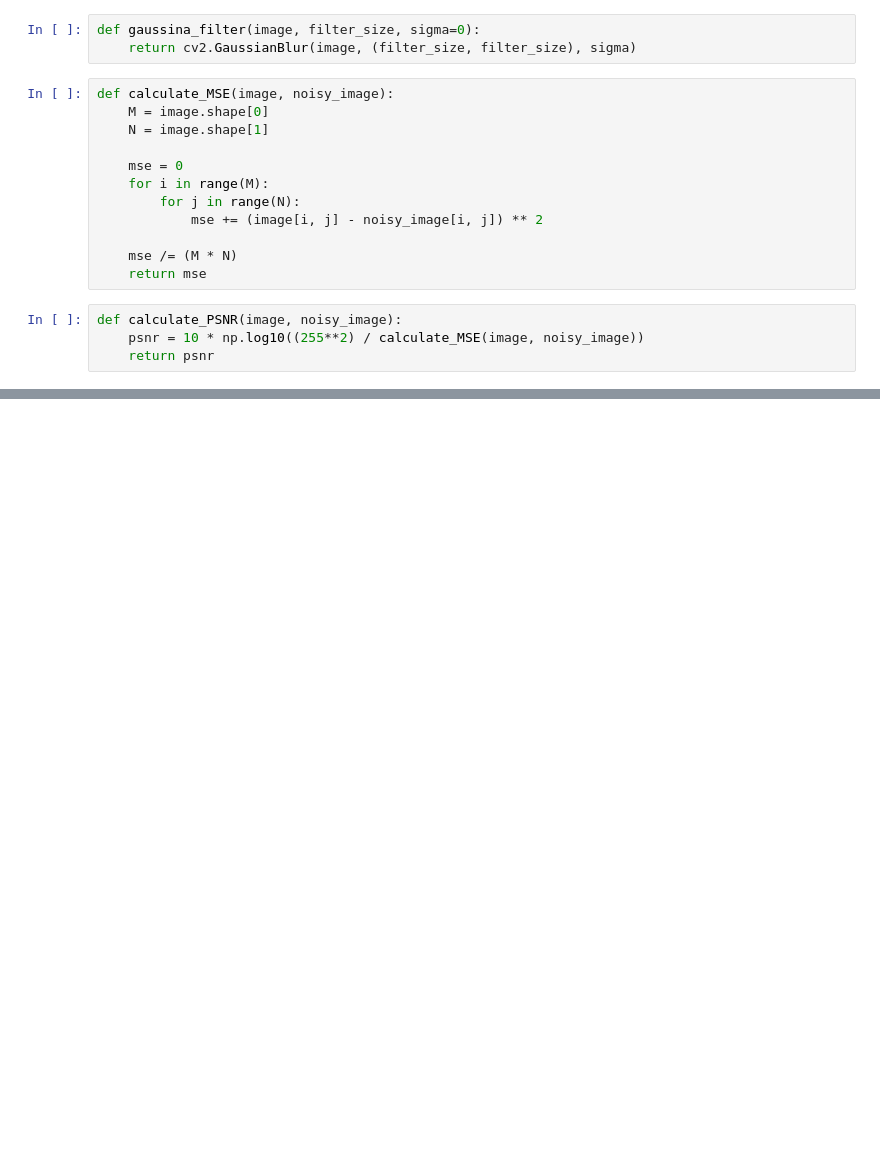
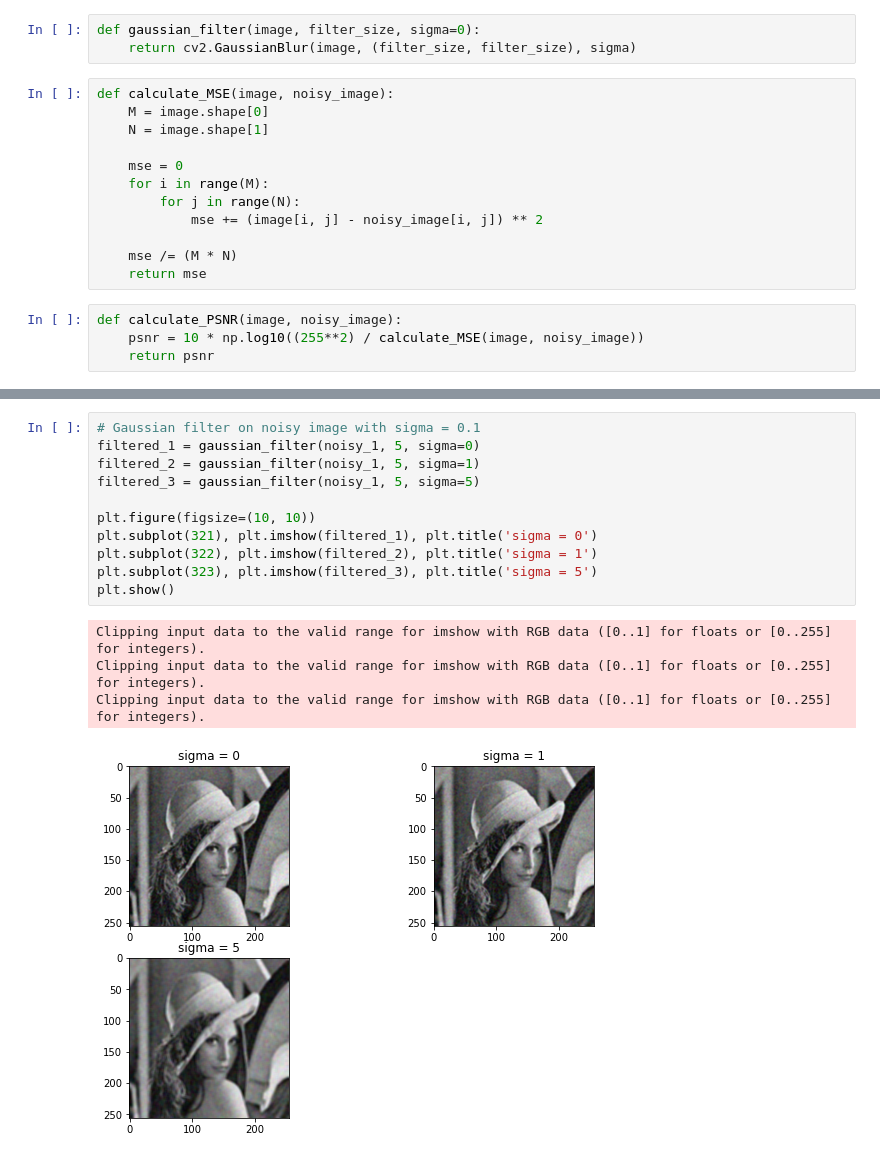
Before and after one commit to MohammadRouintan/Practice-Digital-Image-Processing, a Jupyter notebook: Exercise2/GaussianNoiseRemovalParameterEstimation.ipynb, the cells around one changed output, grey strips where cells are left out. Drawn from its saved outputs; the diff is of its cells as text; blank space fills up the shorter version.

```diff
--- a/Exercise2/GaussianNoiseRemovalParameterEstimation.ipynb
+++ b/Exercise2/GaussianNoiseRemovalParameterEstimation.ipynb
@@ -15,7 +14,7 @@ def add_gaussian_noise(path, sigma=0.1):
     noisy = image + gauss
     return noisy
 # %%
-def gaussina_filter(image, filter_size, sigma=0):
+def gaussian_filter(image, filter_size, sigma=0):
     return cv2.GaussianBlur(image, (filter_size, filter_size), sigma)
 # %%
 def calculate_MSE(image, noisy_image):
@@ -35,0 +60,16 @@ def calculate_PSNR(image, noisy_image):
+# %%
+# Gaussian filter on noisy image with sigma = 0.1
+filtered_1 = gaussian_filter(noisy_1, 5, sigma=0)
+filtered_2 = gaussian_filter(noisy_1, 5, sigma=1)
+filtered_3 = gaussian_filter(noisy_1, 5, sigma=5)
+
+plt.figure(figsize=(10, 10))
+plt.subplot(321), plt.imshow(filtered_1), plt.title('sigma = 0')
+plt.subplot(322), plt.imshow(filtered_2), plt.title('sigma = 1')
+plt.subplot(323), plt.imshow(filtered_3), plt.title('sigma = 5')
+plt.show()
+# %% [output]
+Clipping input data to the valid range for imshow with RGB data ([0..1] for floats or [0..255] for integers).
+Clipping input data to the valid range for imshow with RGB data ([0..1] for floats or [0..255] for integers).
+Clipping input data to the valid range for imshow with RGB data ([0..1] for floats or [0..255] for integers).
+[figure, added]
```
Also changed, not shown: parts of 4 cells of this notebook.
